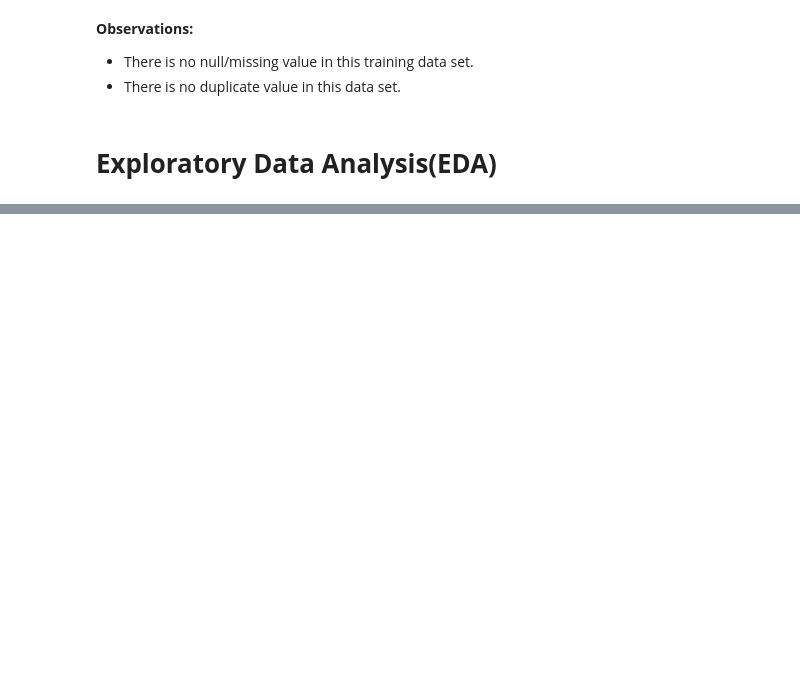
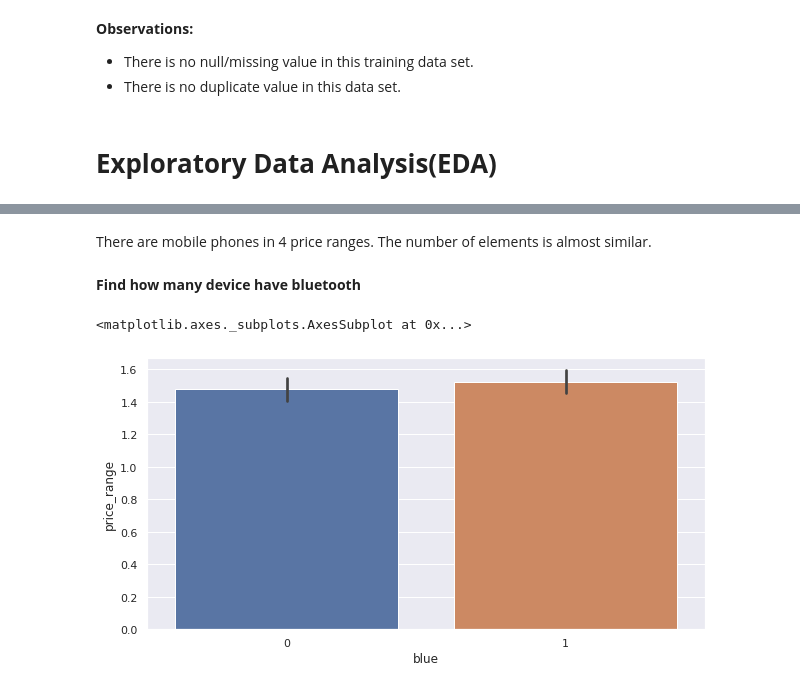
Before and after one commit to Anupa-123/Mobile-Price-Classification, a Jupyter notebook: Mobile_Price_Classification.ipynb, the cells around one changed output, grey strips where cells are left out. Cells and saved outputs as stored; diff of their text form; code cells hidden in the pictures; blank space fills up the shorter version.

```diff
--- a/Mobile_Price_Classification.ipynb
+++ b/Mobile_Price_Classification.ipynb
@@ -225,0 +302,11 @@ False
+# %% [markdown]
+There are mobile phones in 4 price ranges. The number of elements is almost similar.
+# %% [markdown]
+**Find how many device have bluetooth**
+# %%
+#anlaysis of data by vizualisation
+fig,ax=plt.subplots(figsize=(10,5))
+sns.barplot(data=df,x='blue',y='price_range',ax=ax)
+# %% [output]
+<matplotlib.axes._subplots.AxesSubplot at 0x...>
+[figure, added]
```
Also changed, not shown: parts of 123 cells of this notebook.
